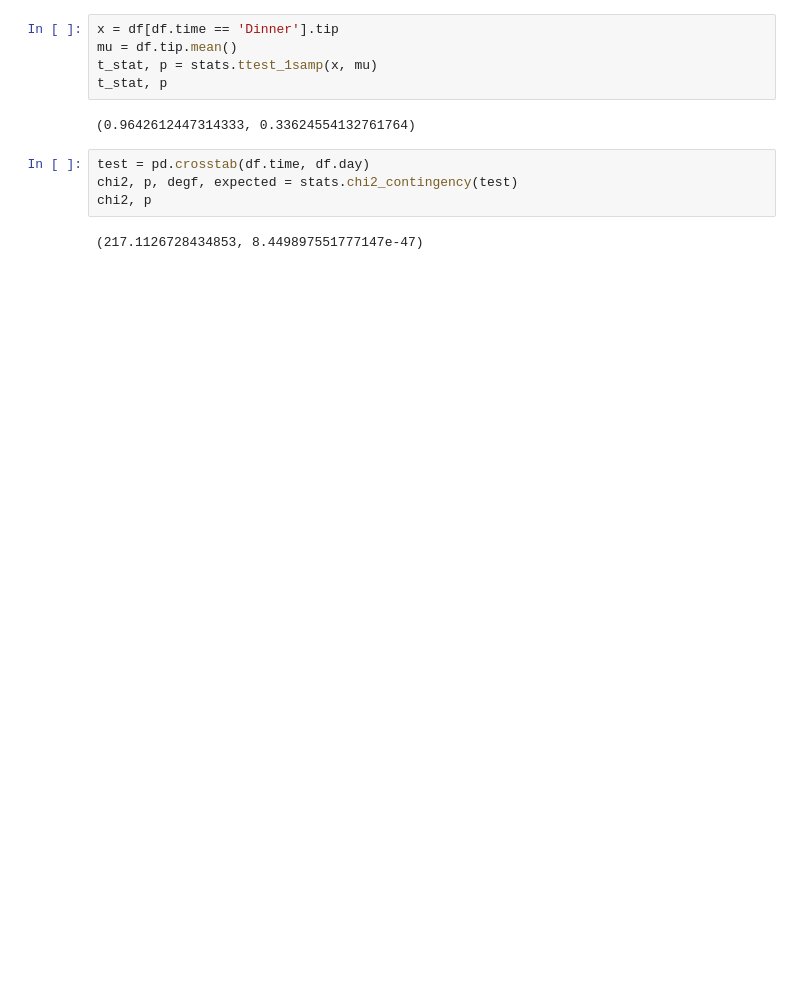
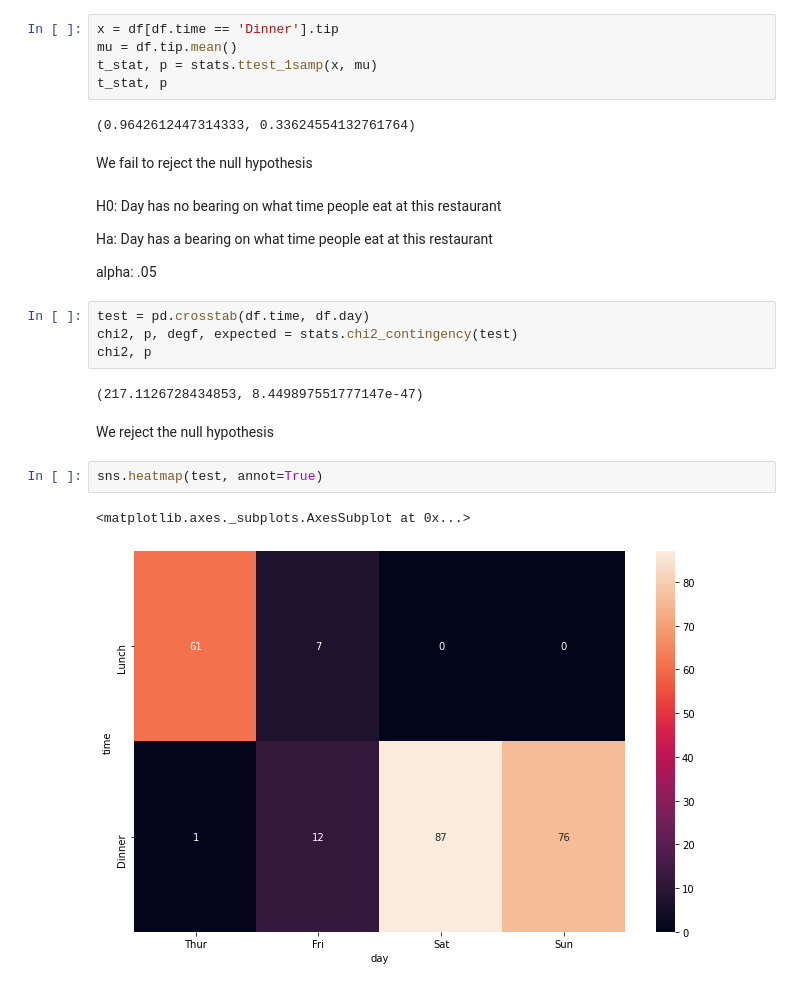
Before and after one commit to CameronGTaylor/ds-methodologies-exercises, a Jupyter notebook: clustering/explore_tips.ipynb, the cells around one changed output. Saved outputs shown, nothing was run; the diff lists cells and outputs as text; blank space fills up the shorter version.

```diff
--- a/clustering/explore_tips.ipynb
+++ b/clustering/explore_tips.ipynb
@@ -43,9 +49,24 @@ t_stat, p = stats.ttest_1samp(x, mu)
 t_stat, p
 # %% [output]
 (0.9642612447314333, 0.33624554132761764)
+# %% [markdown]
+We fail to reject the null hypothesis
+# %% [markdown]
+H0: Day has no bearing on what time people eat at this restaurant
+
+Ha: Day has a bearing on what time people eat at this restaurant
+
+alpha: .05
 # %%
 test = pd.crosstab(df.time, df.day)
 chi2, p, degf, expected = stats.chi2_contingency(test)
 chi2, p
 # %% [output]
 (217.1126728434853, 8.449897551777147e-47)
+# %% [markdown]
+We reject the null hypothesis
+# %%
+sns.heatmap(test, annot=True)
+# %% [output]
+<matplotlib.axes._subplots.AxesSubplot at 0x...>
+[figure, added]
```
Also changed, not shown: parts of 1 cell of this notebook, 2 other files.
